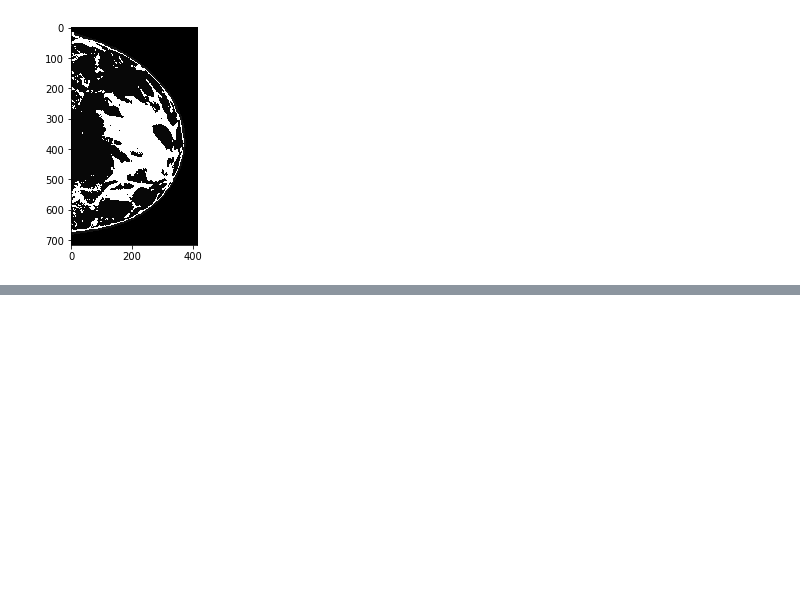
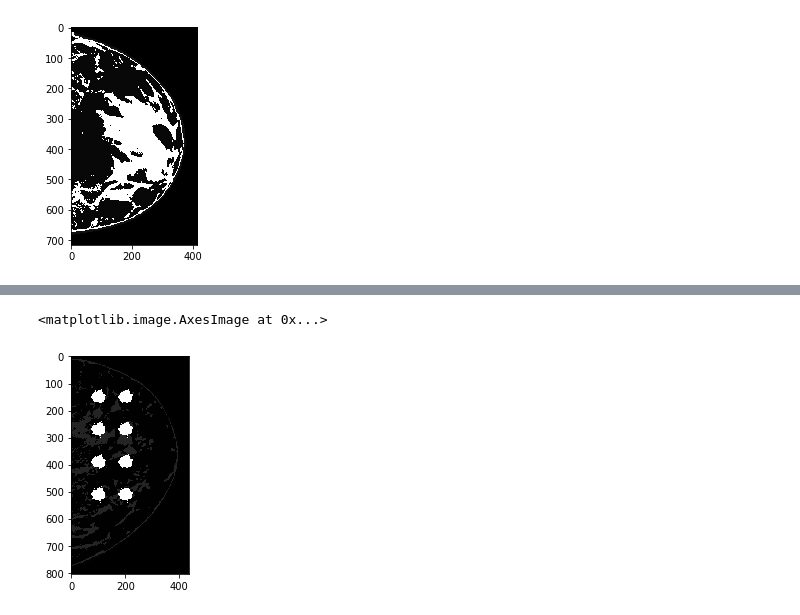
Before and after one commit to PranjalSahu/tf-adain, a Jupyter notebook: train.ipynb, the cells around one changed output, grey strips where cells are left out. Cells and saved outputs as stored; diff of their text form; code cells hidden in the pictures; blank space fills up the shorter version.

```diff
--- a/train.ipynb
+++ b/train.ipynb
@@ -1769,0 +1932,5 @@ plt.imshow(temp[50, :, :], cmap='gray')
+# %%
+plt.imshow(testvol[150, :, :], cmap='gray')
+# %% [output]
+<matplotlib.image.AxesImage at 0x...>
+[figure, added]
```
Also changed, not shown: parts of 15 cells of this notebook.
